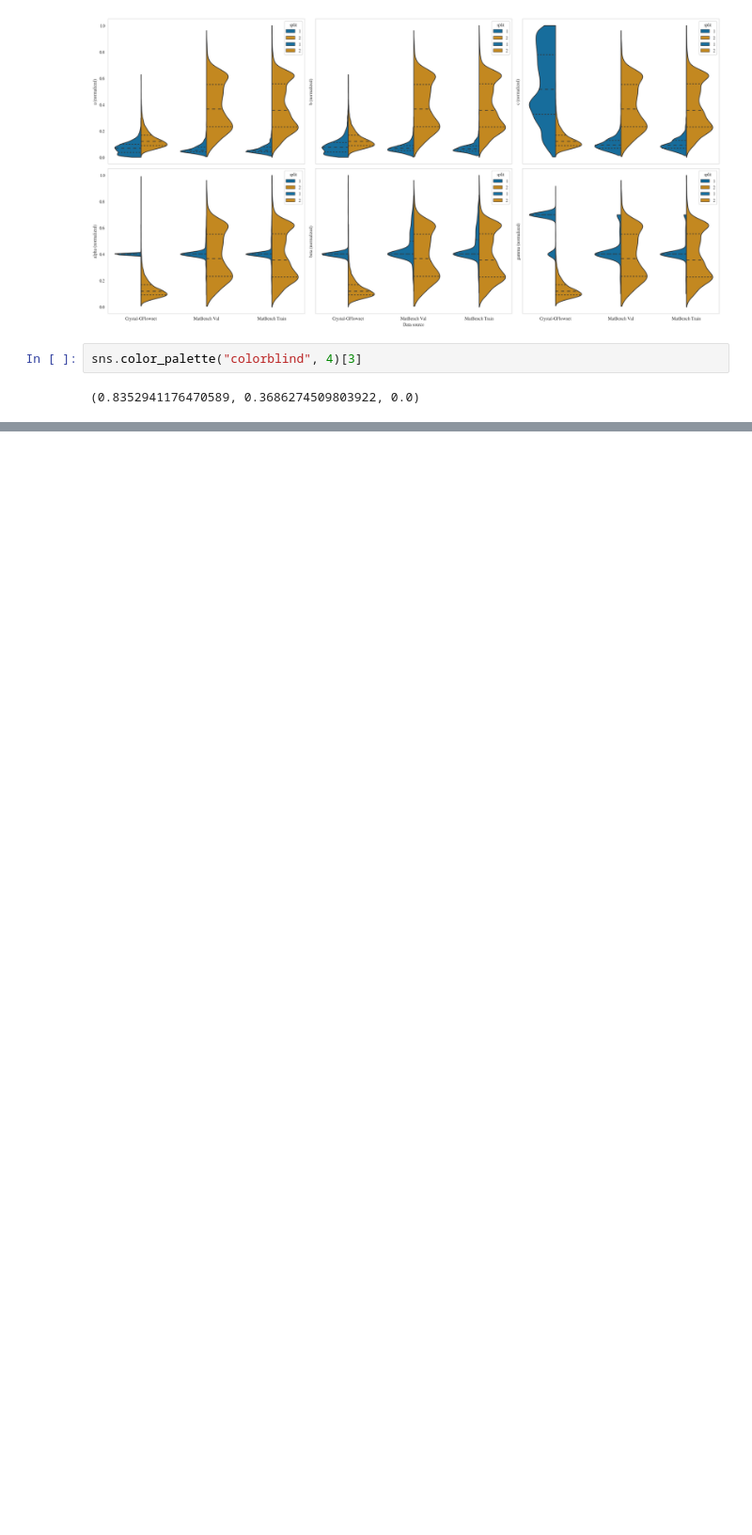
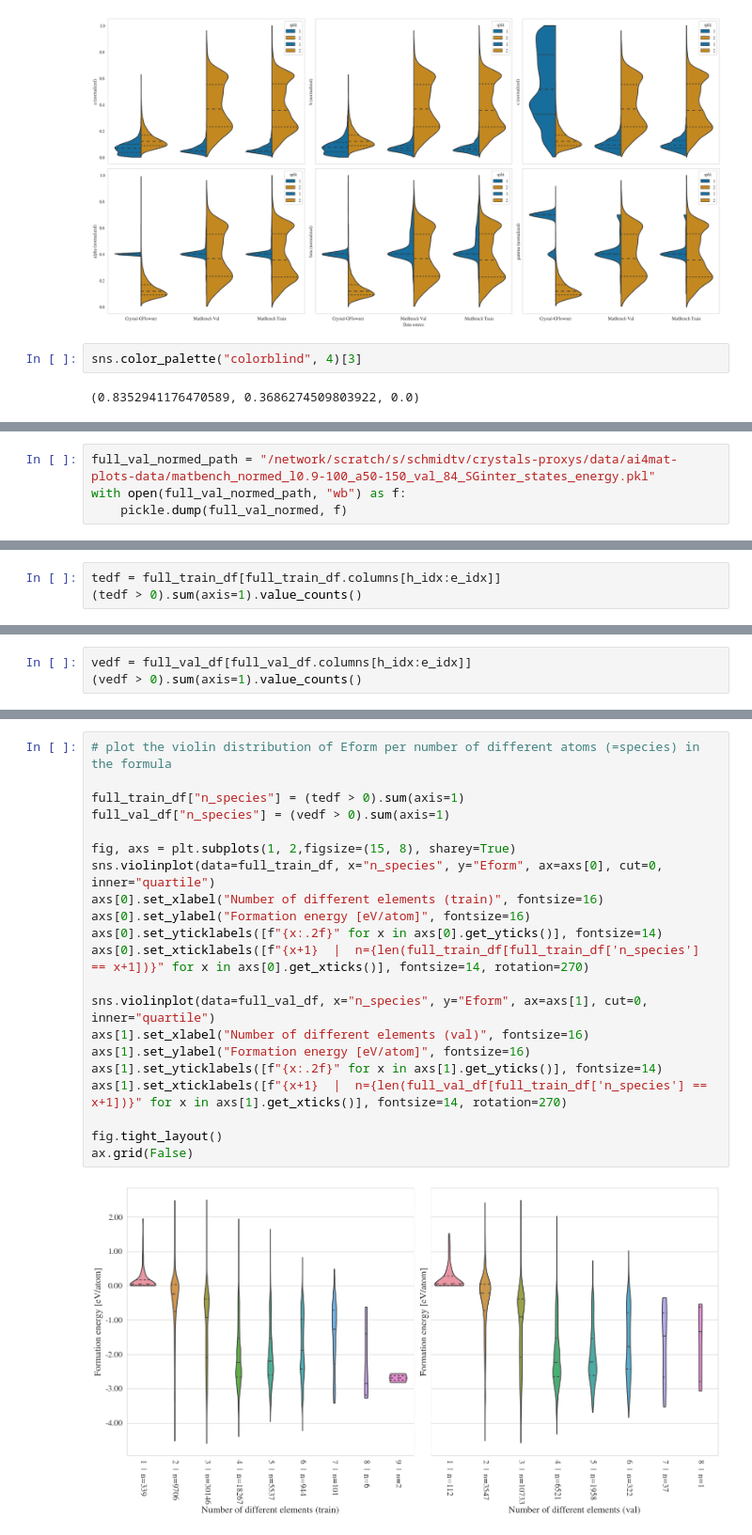
Before and after one commit to sh-divya/ActiveLearningMaterials, a Jupyter notebook: notebooks/gfn_samples.ipynb, the cells around one changed output, grey strips where cells are left out. Shown at 94% size. Drawn from its saved outputs; the diff is of its cells as text; blank space fills up the shorter version.

```diff
--- a/notebooks/gfn_samples.ipynb
+++ b/notebooks/gfn_samples.ipynb
@@ -536,0 +579,4 @@ train_normed_path = "/network/scratch/s/schmidtv/crystals-proxys/data/ai4mat-plo
+# %%
+full_val_normed_path = "/network/scratch/s/schmidtv/crystals-proxys/data/ai4mat-plots-data/matbench_normed_l0.9-100_a50-150_val_84_SGinter_states_energy.pkl"
+with open(full_val_normed_path, "wb") as f:
+    pickle.dump(full_val_normed, f)
@@ -536,0 +703,3 @@ train_normed_path = "/network/scratch/s/schmidtv/crystals-proxys/data/ai4mat-plo
+# %%
+tedf = full_train_df[full_train_df.columns[h_idx:e_idx]]
+(tedf > 0).sum(axis=1).value_counts()
@@ -536,0 +717,3 @@ train_normed_path = "/network/scratch/s/schmidtv/crystals-proxys/data/ai4mat-plo
+# %%
+vedf = full_val_df[full_val_df.columns[h_idx:e_idx]]
+(vedf > 0).sum(axis=1).value_counts()
@@ -536,0 +730,23 @@ train_normed_path = "/network/scratch/s/schmidtv/crystals-proxys/data/ai4mat-plo
+# %%
+# plot the violin distribution of Eform per number of different atoms (=species) in the formula
+
+full_train_df["n_species"] = (tedf > 0).sum(axis=1)
+full_val_df["n_species"] = (vedf > 0).sum(axis=1)
+
+fig, axs = plt.subplots(1, 2,figsize=(15, 8), sharey=True)
+sns.violinplot(data=full_train_df, x="n_species", y="Eform", ax=axs[0], cut=0, inner="quartile")
+axs[0].set_xlabel("Number of different elements (train)", fontsize=16)
+axs[0].set_ylabel("Formation energy [eV/atom]", fontsize=16)
+axs[0].set_yticklabels([f"{x:.2f}" for x in axs[0].get_yticks()], fontsize=14)
+axs[0].set_xticklabels([f"{x+1}  |  n={len(full_train_df[full_train_df['n_species'] == x+1])}" for x in axs[0].get_xticks()], fontsize=14, rotation=270)
+
+sns.violinplot(data=full_val_df, x="n_species", y="Eform", ax=axs[1], cut=0, inner="quartile")
+axs[1].set_xlabel("Number of different elements (val)", fontsize=16)
+axs[1].set_ylabel("Formation energy [eV/atom]", fontsize=16)
+axs[1].set_yticklabels([f"{x:.2f}" for x in axs[1].get_yticks()], fontsize=14)
+axs[1].set_xticklabels([f"{x+1}  |  n={len(full_val_df[full_train_df['n_species'] == x+1])}" for x in axs[1].get_xticks()], fontsize=14, rotation=270)
+
+fig.tight_layout()
+ax.grid(False)
+# %% [output]
+[figure, added]
```
Also changed, not shown: parts of 23 cells of this notebook.
